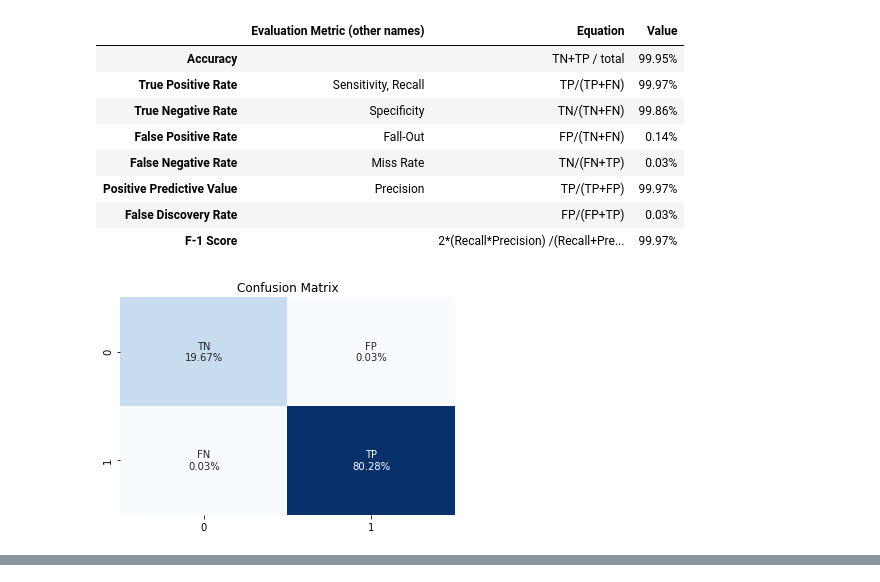
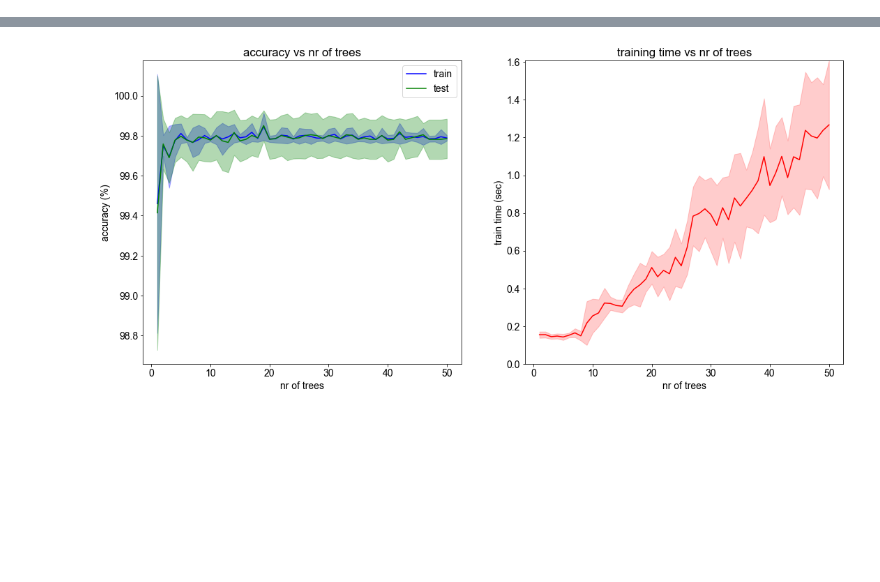
Before and after one commit to dewi-ekker/DNS_Tunnel_Detection_Interface, a Jupyter notebook: testing.ipynb, the cells around one changed output, grey strips where cells are left out. Saved outputs shown, nothing was run; the diff lists cells and outputs as text; code cells hidden in the pictures; blank space fills up the shorter version.

```diff
--- a/testing.ipynb
+++ b/testing.ipynb
@@ -27,2 +35,0 @@ x = x + noise
-# %%
-x_train, x_test, y_train, y_test = train_test_split(x, y, test_size=0.2)
@@ -56,19 +35,0 @@ def cm(rf, x, y):
-# %%
-%%time
-# Create the parameter grid based on the results of random search
-param_grid = {
-    'bootstrap': [True],
-    'max_features': ['sqrt', 'log2'] + list(np.linspace(0,1,11)),
-    'max_depth': list(range(2,6)),
-    'max_features': list(range(2,15)),
-    'min_samples_leaf': list(np.linspace(0,1,11)),
-    'min_samples_split': list(np.linspace(0,1,11)),
-    'n_estimators': list(range(2,15))
-}
-# Create a based model
-rf = RandomForestClassifier()
-# Instantiate the grid search model
-grid_search = GridSearchCV(estimator = rf, param_grid = param_grid, cv = 3, n_jobs = -1, verbose = 2)
-
-# Fit the grid search to the data
-grid_search.fit(x_train, y_train)
@@ -95,5 +35,0 @@ GridSearchCV(cv=3, estimator=RandomForestClassifier(), n_jobs=-1,
-# %%
-base_rf = RandomForestClassifier()
-pprint(base_rf.get_params)
-base_rf.fit(x_train, y_train)
-base_accuracy = cm(base_rf, x_test, y_test)
@@ -134 +36,10 @@ grid_accuracy = cm(best_grid, x_test, y_test)
+# %%
+rf_test = RandomForestClassifier(
+    n_estimators=10,
+    max_features=3,
+    min_samples_leaf= 0.1,
+    min_samples_split= 0.2,
+    max_depth=3,
+    n_jobs=-1,
+    random_state=None)
 # %%
@@ -244,16 +93,4 @@ svm_accuracy = cm(dt, x_test, y_test)
-# %%
-from sklearn.neighbors import KNeighborsClassifier
-neigh = KNeighborsClassifier(n_neighbors=3)
-neigh.fit(x_train, y_train)
-neigh_accuracy = cm(neigh, x_test, y_test)
-# %% [output]
-|  | Evaluation Metric (other names) | Equation | Value |
-| Accuracy |  | TN+TP / total | 99.95% |
-| True Positive Rate | Sensitivity, Recall | TP/(TP+FN) | 99.97% |
-| True Negative Rate | Specificity | TN/(TN+FN) | 99.86% |
-| False Positive Rate | Fall-Out | FP/(TN+FN) | 0.14% |
-| False Negative Rate | Miss Rate | TN/(FN+TP) | 0.03% |
-| Positive Predictive Value | Precision | TP/(TP+FP) | 99.97% |
-| False Discovery Rate |  | FP/(FP+TP) | 0.03% |
-| F-1 Score |  | 2*(Recall*Precision) /(Recall+Pre... | 99.97% |
-[figure, removed]
+# %%
+%%time
+plot_search({'n_estimators':range(1,51)}, 'nr of trees')
+# %% [output]
@@ -259,0 +98 @@ neigh_accuracy = cm(neigh, x_test, y_test)
+[figure, added]
```
Also changed, not shown: parts of 28 cells of this notebook, 5 other files.
